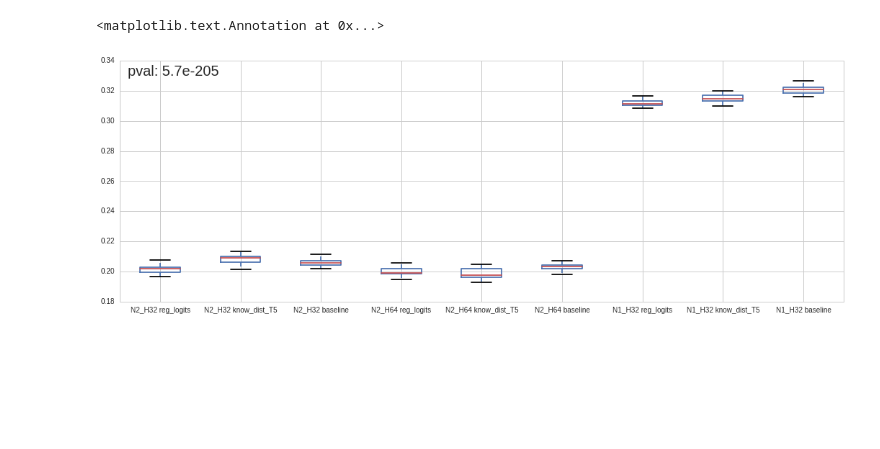
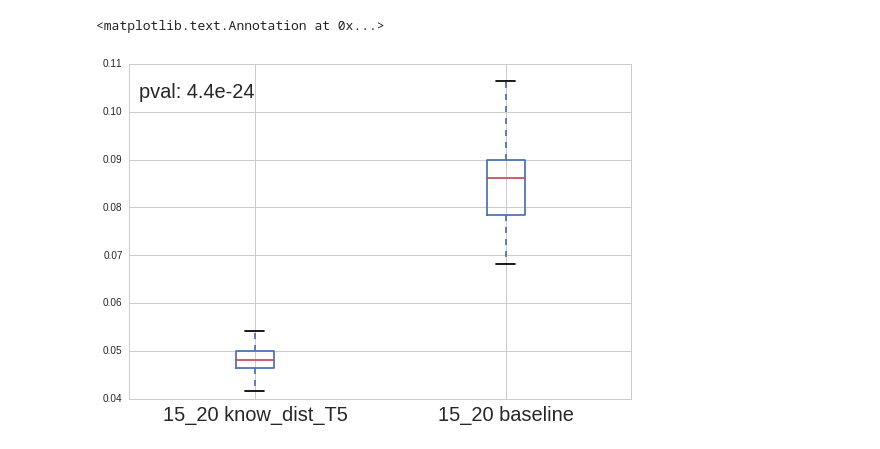
Before and after one commit to dmancevo/CompressingDeepConvNets, a Jupyter notebook: Plots/Statistical Analysis (err logs).ipynb, the cells around one changed output. Drawn from its saved outputs; the diff is of its cells as text; code cells hidden in the pictures; blank space fills up the shorter version.

Commit message:
more plots...

```diff
--- a/Plots/Statistical Analysis (err logs).ipynb
+++ b/Plots/Statistical Analysis (err logs).ipynb
@@ -77,0 +115,19 @@ Index([u'CIFAR_10 student_1 N2_H32 reg_logits',
+# %%
+plt.rcParams['figure.figsize'] = (9, 6)
+
+reg = re.compile(r'CIFAR_10 student_1 (N2\w+32 \w+).*')
+reg2 = re.compile(r'CIFAR_10 student_1 (N2\w+32 reg).*')
+
+df1 = df[[col for col in df.columns if reg.match(col) and not reg2.match(col)]].copy()
+df1.columns = [reg.match(col).group(1) for col in df1.columns]
+
+#from scipy.stats import f_oneway
+#f_score, p_val = f_oneway(*[df1[col] for col in df1.columns])
+
+from scipy.stats import kruskal
+statistic, p_val = kruskal(*[df1[col] for col in df1.columns])
+
+
+ax = df1.iloc[80:].boxplot(fontsize=20)
+
+ax.annotate('pval: {0:.2g}'.format(p_val), (0.02,0.9), xycoords='axes fraction', fontsize=20)
@@ -78,15 +137,19 @@ Index([u'CIFAR_10 student_1 N2_H32 reg_logits',
 # %%
-reg = re.compile(r'CIFAR_10 student_1 (\w+ \w+).*')
+plt.rcParams['figure.figsize'] = (9, 6)
 
-df1 = df[[col for col in df.columns if reg.match(col)]].copy()
+reg = re.compile(r'Top_Down student_1 (15\w+ \w+).*')
+reg2 = re.compile(r'Top_Down student_1 (15\w+ reg).*')
+
+df1 = df[[col for col in df.columns if reg.match(col) and not reg2.match(col)]].copy()
 df1.columns = [reg.match(col).group(1) for col in df1.columns]
 
-from scipy.stats import f_oneway
-f_score, p_val = f_oneway(*[df1[col] for col in df1.columns])
+from scipy.stats import kruskal
+statistic, p_val = kruskal(*[df1[col] for col in df1.columns])
 
-ax = df1.iloc[80:].boxplot()
 
-ax.annotate('pval: {0:.2g}'.format(p_val), (0.6,0.33), fontsize=20)
+ax = df1.iloc[80:].boxplot(fontsize=20)
+
+ax.annotate('pval: {0:.2g}'.format(p_val), (0.02,0.9), xycoords='axes fraction', fontsize=20)
 # %% [output]
 <matplotlib.text.Annotation at 0x...>
-[figure, old version]
+[figure, new version]
```
Also changed, not shown: parts of 7 cells of this notebook, 33 other files.
